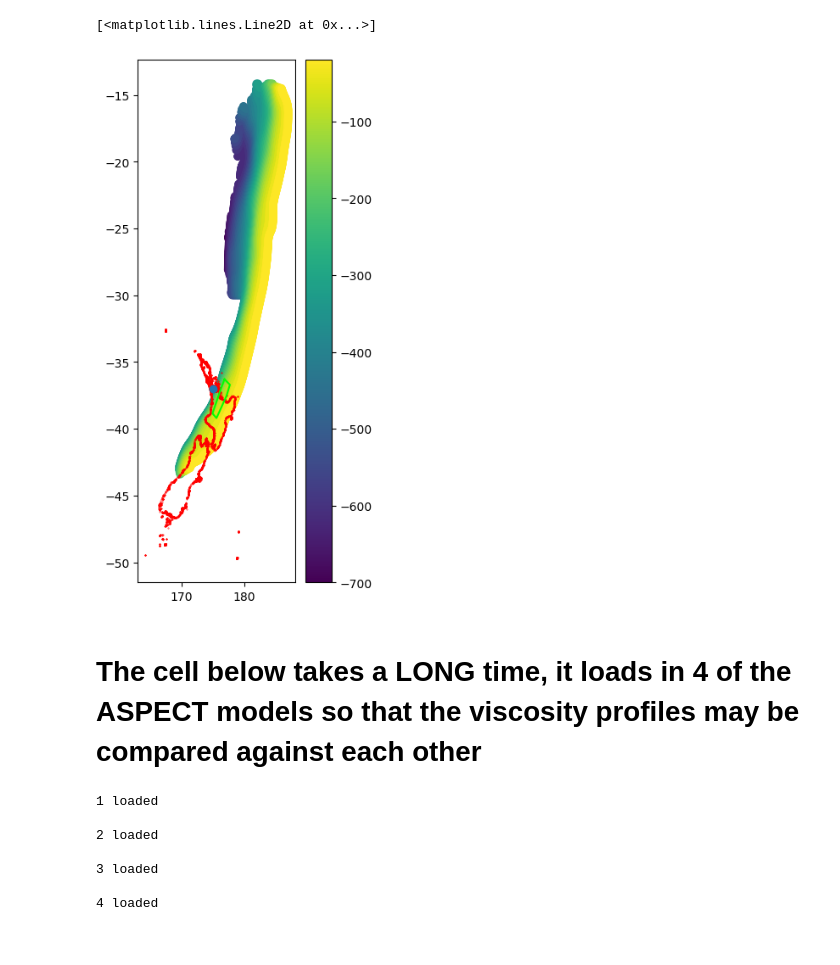
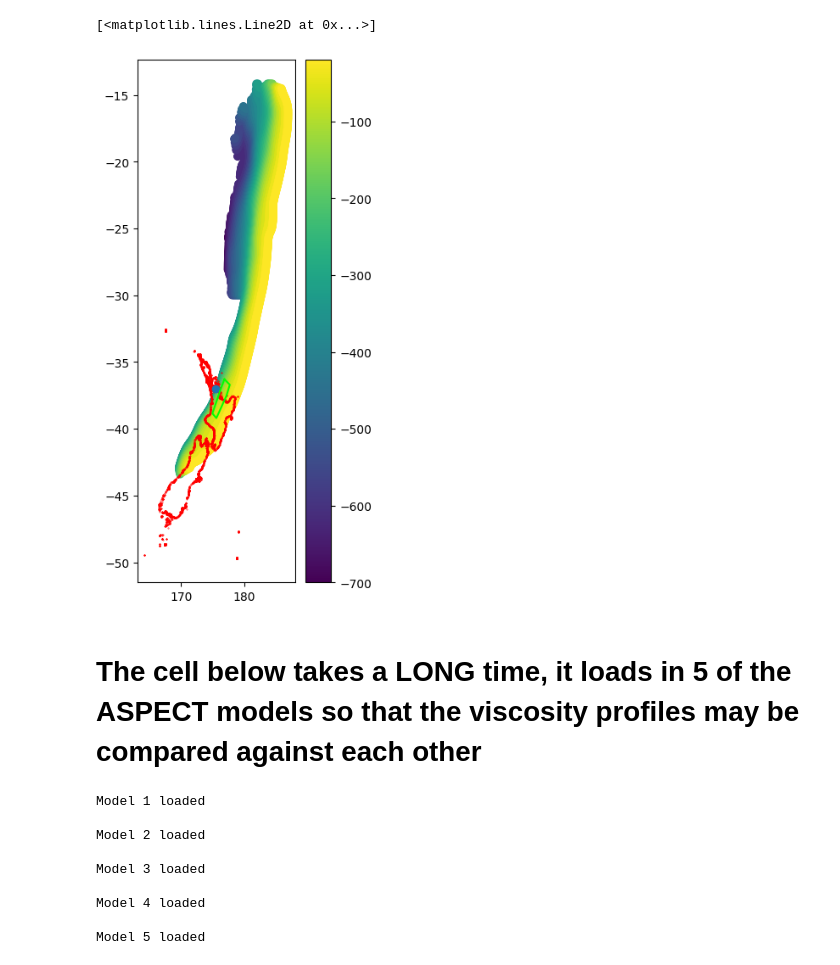
Before and after one commit to danieldouglas92/paper-constraining-interface-rheology-hydration-3d-hikurangi-subduction, a Jupyter notebook: main_figures/viscosity_profile.ipynb, the cells around one changed output. Drawn from its saved outputs; the diff is of its cells as text; code cells hidden in the pictures.

```diff
--- a/main_figures/viscosity_profile.ipynb
+++ b/main_figures/viscosity_profile.ipynb
@@ -35,45 +36,54 @@ def spherical_to_global_cartesian(r, phi, theta):
 # %%
 data_dir_path = '../data/'
 coast_arr = np.loadtxt(fname=data_dir_path + "coastline.txt")
 slab2_cont = np.loadtxt(fname=data_dir_path + "slab2_tonga.in", delimiter='\t', comments='>', dtype=float)
 AUS_TVZ = np.loadtxt(fname=data_dir_path + "DEP_zealith2/AUS_lith50.xyd", comments='>') + 1e-7
 
 plt.figure(dpi=100, figsize=(3, 8))
 plt.scatter(slab2_cont[:, 0], slab2_cont[:, 1], c=slab2_cont[:, 2])
 plt.colorbar()
 plt.scatter(coast_arr[:, 0], coast_arr[:, 1], c='r', s=0.1)
 
 lat_value = -37
-lon_value = 175
+lon_value = 175.5
 
 plt.scatter(lon_value, lat_value)
 plt.plot(AUS_TVZ[:, 0], AUS_TVZ[:, 1], c='lime')
 # %% [output]
 [<matplotlib.lines.Line2D at 0x...>]
-[figure, old version]
+[figure, new version]
 # %% [markdown]
-# The cell below takes a LONG time, it loads in 4 of the ASPECT models so that the viscosity profiles may be compared against each other
+# The cell below takes a LONG time, it loads in 5 of the ASPECT models so that the viscosity profiles may be compared against each other
 # %%
-base_model_path = "/Users/danieldouglas/FINAL_SLABS/plate_model/"
-dry_path = base_model_path + "dry/5e20_10kmweak_dry/solution/"
+base_model_path = "/Users/danieldouglas/FINAL_SLABS/plate_model/tar_files/"
+dry_path = base_model_path + "dry/final_suite/5e20_10kmweak_dry_NEW/solution/"
 dry_solutions = np.sort(os.listdir( dry_path ))
 
-wet_crust_path = base_model_path + "wet/wet_crust/5e20_10kmweak_wet_crust/solution/"
+wet_crust_path = base_model_path + "wet/wet_crust/final_suite/5e20_10kmweak_wet_crust_FIX_RIDGE_NEW_WB/solution/"
 crust_solutions = np.sort(os.listdir( wet_crust_path ))
 
-wet_slab_path = base_model_path + "wet/wet_slab/5e20_10kmweak_wet_slab/solution/"
+wet_slab_path = base_model_path + "wet/wet_slab/final_suite/1e21_10kmweak_wet_slab_NEW/solution/"
 slab_solutions = np.sort(os.listdir( wet_slab_path ))
 
-wet_mantle_path = base_model_path + "wet/wet_upper_mantle/5e20_10kmweak_wet_mantle/solution/"
+wet_mantle_path = base_model_path + "wet/wet_upper_mantle/final_suite/5e20_10kmweak_wet_mantle_NEW/solution/"
 mantle_solutions = np.sort(os.listdir( wet_mantle_path ))
 
-path_array = np.array([dry_path, wet_crust_path, wet_slab_path, wet_mantle_path])
-solutions_array = np.array([dry_solutions, crust_solutions, slab_solutions, mantle_solutions], dtype=object)
+het_slab_path = base_model_path + "wet/wet_variable/final_suite/5e20_variable_hydration_new_CONVERGE_NEW/solution/"
+het_slab_solutions = np.sort(os.listdir( het_slab_path ))
+
+path_array = np.array([dry_path, wet_crust_path,
+                       wet_slab_path, wet_mantle_path,
+                       het_slab_path])
+solutions_array = np.array([dry_solutions, crust_solutions,
+                            slab_solutions, mantle_solutions,
+                            het_slab_solutions], dtype=object)
 
 t_step = 0
 dry_viscosities = np.empty(0)
 dry_positions = np.empty(0)
 upper_mantle = np.empty(0)
+slab = np.empty(0)
+crust = np.empty(0)
 
 wet_crust_viscosities = np.empty(0)
 wet_crust_positions = np.empty(0)
@@ -83,6 +93,9 @@ wet_slab_positions = np.empty(0)
 
 wet_mantle_viscosities = np.empty(0)
 wet_mantle_positions = np.empty(0)
+
+het_slab_viscosities = np.empty(0)
+het_slab_positions = np.empty(0)
 
 for i in range(len(path_array)):
     for soln in solutions_array[i]:
@@ -105,6 +118,8 @@ for i in range(len(path_array)):
 
                 dry_viscosities = np.concatenate( (dry_viscosities, viscosity) )
                 upper_mantle = np.concatenate( (upper_mantle, vtk_to_numpy(data.GetPointData().GetArray('Upper_Mantle'))) )
+                crust = np.concatenate( (crust, vtk_to_numpy(data.GetPointData().GetArray('Crust'))) )
+                slab = np.concatenate( (slab, vtk_to_numpy(data.GetPointData().GetArray('Base_Subducting'))) )
 
             if i == 1:
                 if len(wet_crust_positions) == 0:
@@ -129,13 +144,23 @@ for i in range(len(path_array)):
                     wet_mantle_positions = np.concatenate( (wet_mantle_positions, x), axis=0)
 
                 wet_mantle_viscosities = np.concatenate( (wet_mantle_viscosities, viscosity) )
-    print(str(i+1) + " loaded\n")
+
+            if i == 4:
+                if len(het_slab_positions) == 0:
+                    het_slab_positions = x
+                else:
+                    het_slab_positions = np.concatenate( (het_slab_positions, x), axis=0)
+
+                het_slab_viscosities = np.concatenate( (het_slab_viscosities, viscosity) )
+    print("Model " + str(i+1) + " loaded\n")
 # %% [output]
-1 loaded
+Model 1 loaded
 
-2 loaded
+Model 2 loaded
 
-3 loaded
+Model 3 loaded
 
-4 loaded
+Model 4 loaded
+
+Model 5 loaded
 # %%
```
Also changed, not shown: parts of 19 cells of this notebook, 54 other files.
